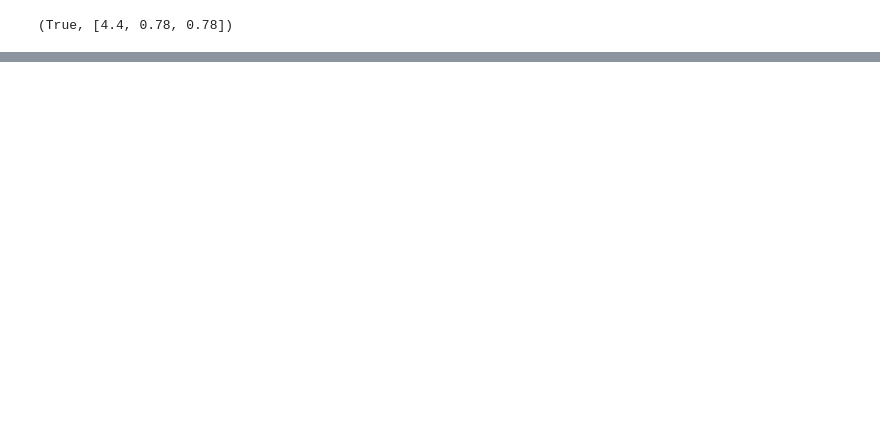
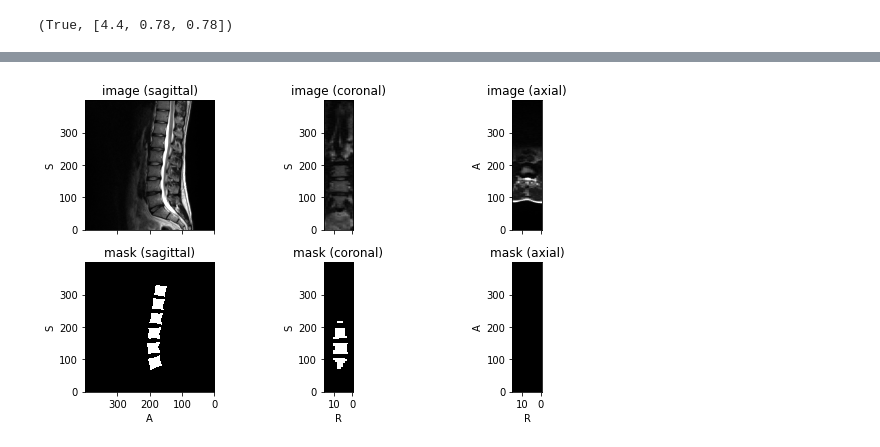
Before and after one commit to MMIV-ML/fastMONAI, a Jupyter notebook: research/spine/01-spine-segmentation-inference.ipynb, the cells around one changed output, grey strips where cells are left out. Saved outputs shown, nothing was run; the diff lists cells and outputs as text; code cells hidden in the pictures; blank space fills up the shorter version.

```diff
--- a/research/spine/01-spine-segmentation-inference.ipynb
+++ b/research/spine/01-spine-segmentation-inference.ipynb
@@ -28,12 +34,3 @@ reorder, resample
 # %%
 fn = str(STUDY_DIR/'img.nii.gz')
 save_fn = fn.split('.nii')[0] + '_pred.nii.gz'
-# %%
-#Predict with ensemble
-mask_data = None
-
-for learner in loaded_learners:
-    mask = inference(learner, reorder, resample, fn)
-
-    if mask_data is None: mask_data = torch.zeros_like(mask.data) ## Initialize a tensor of zeros for storing the mask data
-    else: mask_data += mask.data # Add the mask data to the accumulated mask data
@@ -60,0 +37,19 @@ mask.plot(figsize=(10,5))
+# %%
+#pred_items
+org_img, input_img, org_size = med_img_reader(fn, reorder, resample, only_tensor=False)
+
+#Predict with ensemble
+mask_data = [inference(learner, reorder, resample, org_img=org_img, input_img=input_img, org_size=org_size).data for learner in loaded_learners]
+
+# Average the accumulated mask data
+mask_data = sum(mask_data)/len(loaded_learners)
+
+# Threshold the averaged mask data to create a binary mask
+mask_data = torch.where(mask_data > 0.5, 1., 0.)
+
+# Apply postprocessing to remove small objects from the binary mask
+mask_data = torch.Tensor(pred_postprocess(mask_data))
+
+# Set the data of the image object to the processed mask data and save the predicted mask
+org_img.set_data(mask_data)
+org_img.save(save_fn)
@@ -60,0 +62,6 @@ mask.plot(figsize=(10,5))
+# %%
+subject = Subject(image=org_img, mask=LabelMap(save_fn))
+# %%
+subject.plot(figsize=(10,5))
+# %% [output]
+[figure, added]
```
Also changed, not shown: parts of 7 cells of this notebook, 12 other files.
